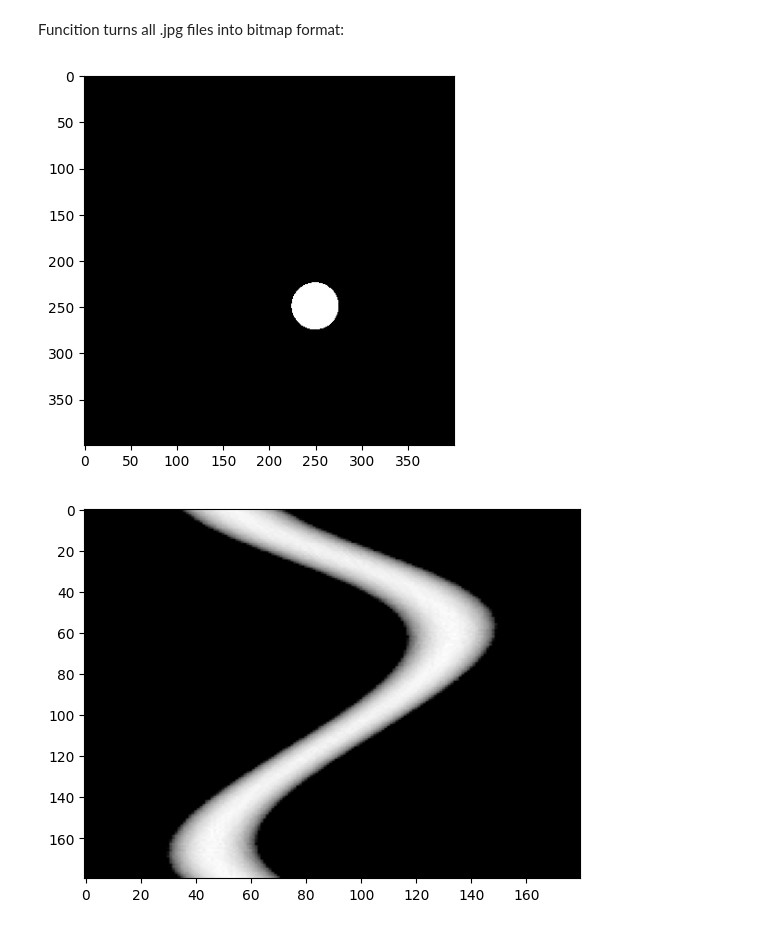
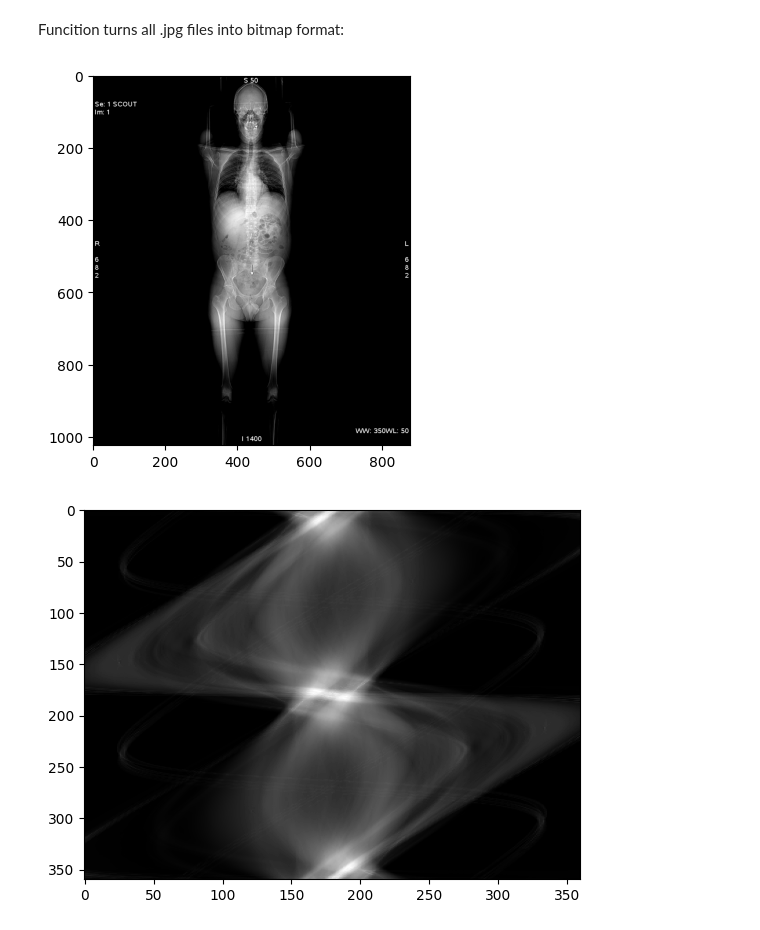
Before and after one commit to Mikokii/Tomograph-Simulator, a Jupyter notebook: tomograph_simulator.ipynb, the cells around one changed output. Saved outputs shown, nothing was run; the diff lists cells and outputs as text; code cells hidden in the pictures.

```diff
--- a/tomograph_simulator.ipynb
+++ b/tomograph_simulator.ipynb
@@ -5,6 +5,7 @@ import numpy as np
 import os
 import math
 import skimage as ski
+FULL_SCAN_ANGLE = 360.0
 # %% [markdown]
 Funcition turns all .jpg files into bitmap format:
 # %%
@@ -113,7 +115,7 @@ def radonTransform(bitmap , step, detectors_span, detectors_number):
     center = size//2
     radius = size//2 - 1
 
-    angles = np.deg2rad(np.arange(0,360,step))
+    angles = np.deg2rad(np.arange(0,FULL_SCAN_ANGLE,step))
     span_rad = np.deg2rad(detectors_span)
 
     sinogram = np.zeros((len(angles), detectors_number), dtype=bitmap.dtype)
@@ -136,7 +138,7 @@ def radonTransform(bitmap , step, detectors_span, detectors_number):
             total_intensity = np.mean([bitmap[x_b, y_b] for x_b, y_b in bresenham_points if 0 <= x < size and 0 <= y < size])
             sinogram[a_i, d_i] = total_intensity
 
-    return sinogram
+    return sinogram, bitmap.shape[0]
 # %%
 def filtering(bitmap, kernel_size = 21):
     # Ensure that the kernel size is odd
@@ -164,23 +197,48 @@ def filtering(bitmap, kernel_size = 21):
+# %%
+def cropToOriginal(resized_bitmap, a, b):
+    size = resized_bitmap.shape[0]  # Square size
+
+    # Compute the offsets used during centering
+    start_x = (size - a) // 2
+    start_y = (size - b) // 2
+
+    # Crop the image back to the original size
+    cropped_bitmap = resized_bitmap[start_x:start_x + a, start_y:start_y + b]
+
+    return cropped_bitmap
 # %%
 if __name__ == '__main__':
     #For multiple files turning into bitmaps
     # bitmap_files = turnJpgIntoBitmap(r"Tomograf-images")
     # for file in bitmap_files:
     #     plt.imshow(file, cmap='gray')
     #     plt.show()
 
     #Single file into bitmap
-    bitmap = turnSingleJpgIntoBitmap('Kropka.jpg')
+    bitmap = turnSingleJpgIntoBitmap('CT_ScoutView.jpg')
+    original_shape_a = bitmap.shape[0]
+    original_shape_b = bitmap.shape[1]
+
     plt.imshow(bitmap, cmap='gray')
     plt.show()
 
-    sinogram = radonTransform(bitmap=bitmap, step=2, detectors_span=120, detectors_number=180)
+    sinogram, resized_shape = radonTransform(bitmap=bitmap, step=1, detectors_span=270, detectors_number=360)
     plt.imshow(sinogram, cmap='gray', aspect='auto')
+    plt.show()
+
+    inversed_bitmap_no_filter = inverseRadonTransform(sinogram, resized_shape, detectors_span=270)
+    inversed_bitmap_no_filter = cropToOriginal(inversed_bitmap_no_filter, original_shape_a, original_shape_b)
+    plt.imshow(inversed_bitmap_no_filter, cmap='gray')
     plt.show()
 
     sinogram = filtering(sinogram, 21)
     plt.imshow(sinogram, cmap='gray', aspect='auto')
     plt.show()
+
+    inversed_bitmap = inverseRadonTransform(sinogram, resized_shape, detectors_span=270)
+    inversed_bitmap = cropToOriginal(inversed_bitmap, original_shape_a, original_shape_b)
+    plt.imshow(inversed_bitmap, cmap='gray')
+    plt.show()
 # %% [output]
-[figure, old version]
+[figure, new version]
-[figure, old version]
+[figure, new version]
```
Also changed, not shown: parts of 4 cells of this notebook.
